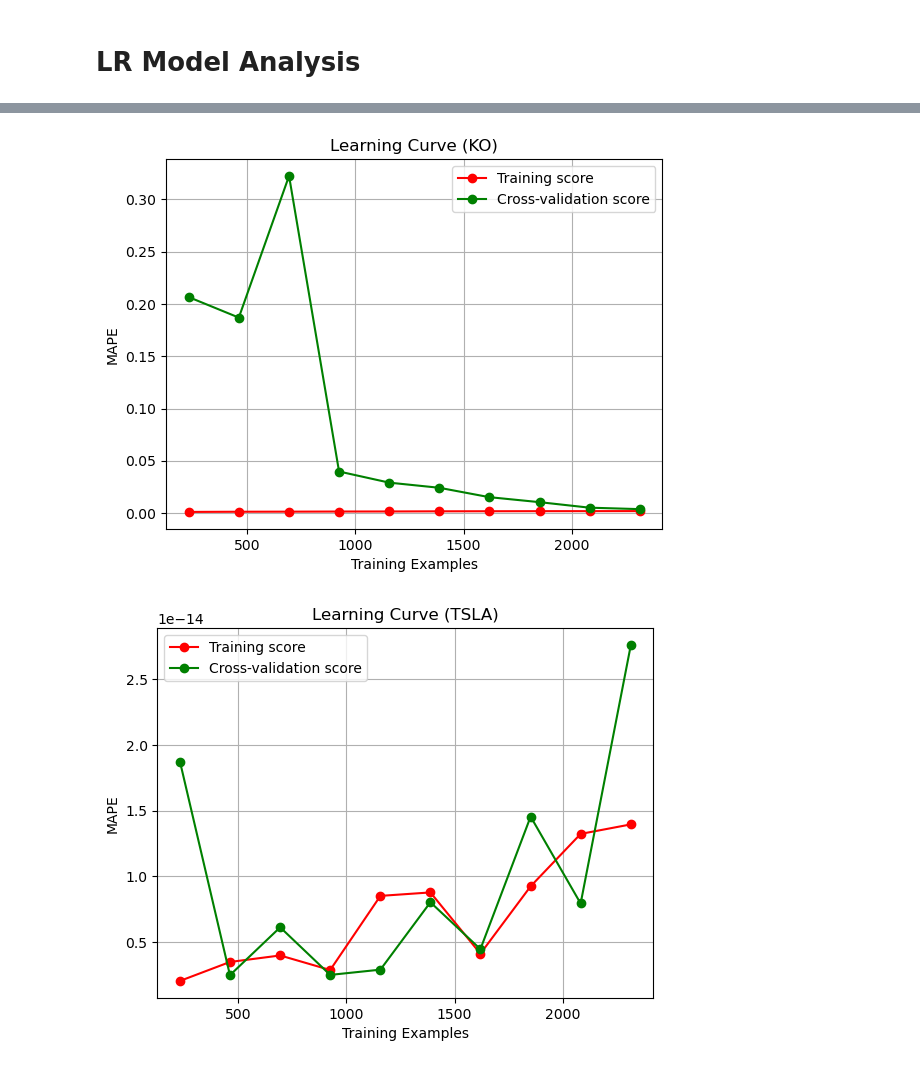
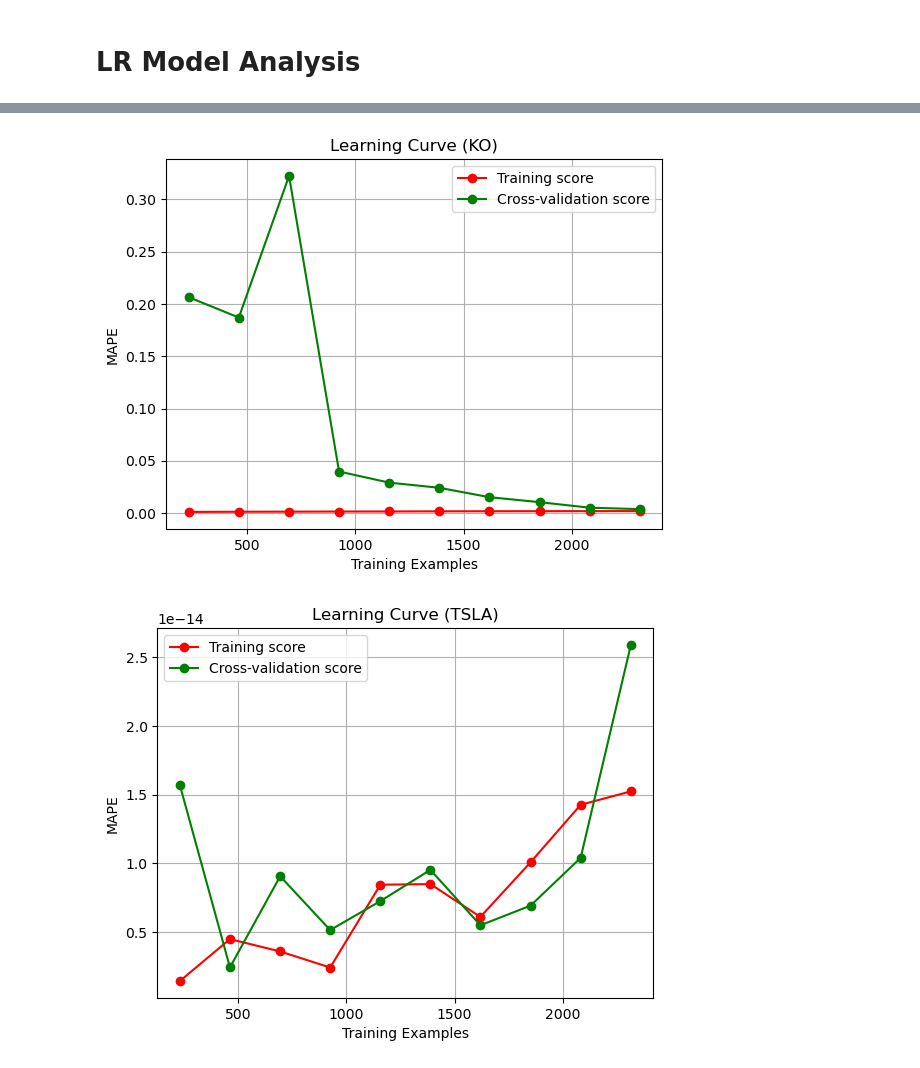
Before and after one commit to jmarihawkins/Predicting_Stock_Prices, a Jupyter notebook: main_antoine.ipynb, the cells around one changed output, grey strips where cells are left out. Cells and saved outputs as stored; diff of their text form; code cells hidden in the pictures.

```diff
--- a/main_antoine.ipynb
+++ b/main_antoine.ipynb
@@ -120,9 +121,9 @@ combined_data.head()
 # LR, SVM, XGB Model
 # %%
 # Flatten the MultiIndex columns by joining with underscores but avoiding extra underscores
-combined_data.columns = [f"{ticker}_{attr}" for ticker, attr in combined_data.columns]
+combined_data_models.columns = [f"{ticker}_{attr}" for ticker, attr in combined_data_models.columns]
 
-combined_data.head()
+combined_data_models.head()
 # %% [output]
 |  | AAPL_Open | AAPL_High | AAPL_Low | AAPL_Close | AAPL_Adj Close | AAPL_Volume | MSFT_Open | MSFT_High | ... |
 | Date |  |  |  |  |  |  |  |  | ... |
@@ -138,14 +139,14 @@ def root_mean_squared_error(y_true, y_pred):
     return np.sqrt(mean_squared_error(y_true, y_pred))
 # %%
 # Function to train and evaluate models for a given stock
-def train_and_evaluate(ticker, combined_data, results):
+def train_and_evaluate(ticker, combined_data_models, results):
     # Extract target variable (Close price of the given ticker) and features (all other columns)
     target_column = f'{ticker}_Close'
-    y = combined_data[target_column].values
-    X = combined_data.drop(columns=[target_column]).values
+    y = combined_data_models[target_column].values
+    X = combined_data_models.drop(columns=[target_column]).values
 
     # Split the data into training and testing sets
-    X_train, X_test, y_train, y_test = train_test_split(X, y, test_size=0.2, random_state=42)
+    X_train, X_test, y_train, y_test = train_test_split(X, y, test_size=0.3, random_state=42)
 
     # Scale the data
     scaler = StandardScaler()
@@ -213,7 +214,7 @@ results = {}
 # Train and evaluate models for each ticker
 for ticker in tickers:
     print(f'\nEvaluating models for {ticker}')
-    train_and_evaluate(ticker, combined_data, results)
+    train_and_evaluate(ticker, combined_data_models, results)
 # %% [output]
 Evaluating models for AAPL
 
@@ -276,8 +277,8 @@ def cross_val_evaluate(model, X, y, cv=5):
 # Apply cross-validation
 for ticker in tickers:
     target_column = f'{ticker}_Close'
-    y = combined_data[target_column].values
-    X = combined_data.drop(columns=[target_column]).values
+    y = combined_data_models[target_column].values
+    X = combined_data_models.drop(columns=[target_column]).values
     scaler = StandardScaler()
     X_scaled = scaler.fit_transform(X)
 
@@ -334,22 +335,22 @@ def plot_learning_curve(model, X, y, title):
 # %%
 # Apply learning curve and include the stock ticker in the title
 for ticker in tickers:
     target_column = f'{ticker}_Close'
-    y = combined_data[target_column].values
-    X = combined_data.drop(columns=[target_column]).values
+    y = combined_data_models[target_column].values
+    X = combined_data_models.drop(columns=[target_column]).values
     scaler = StandardScaler()
     X_scaled = scaler.fit_transform(X)
 
     lr_model = LinearRegression()
     plot_learning_curve(lr_model, X_scaled, y, title=ticker)
 # %% [output]
 [figure]
 [figure]
 [figure]
 [figure]
 [figure]
 [figure]
 [figure]
 [figure]
 [figure]
-[figure, old version]
+[figure, new version]
```
Also changed, not shown: parts of 6 cells of this notebook.
